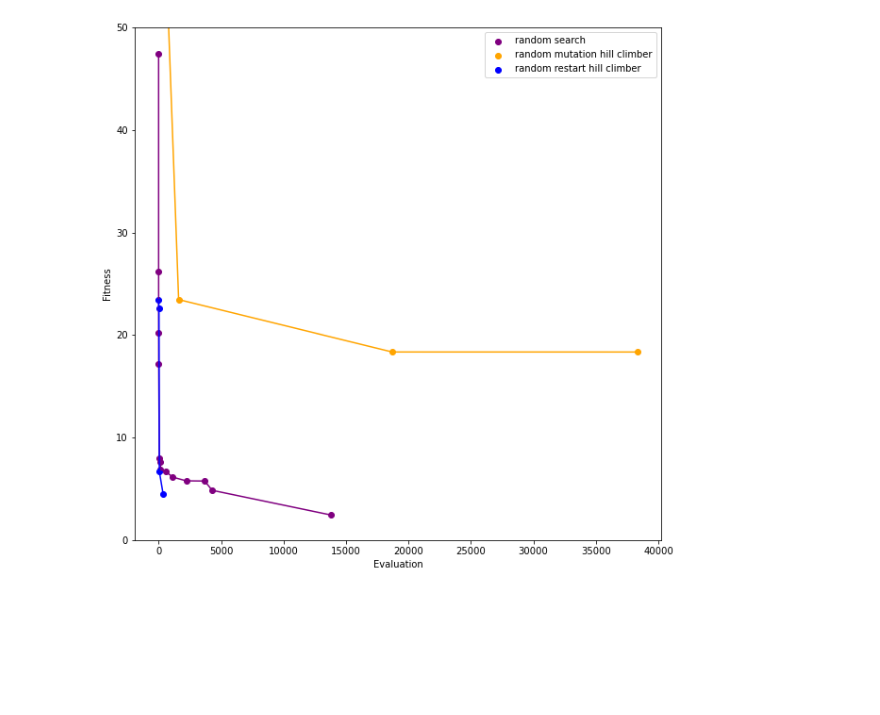
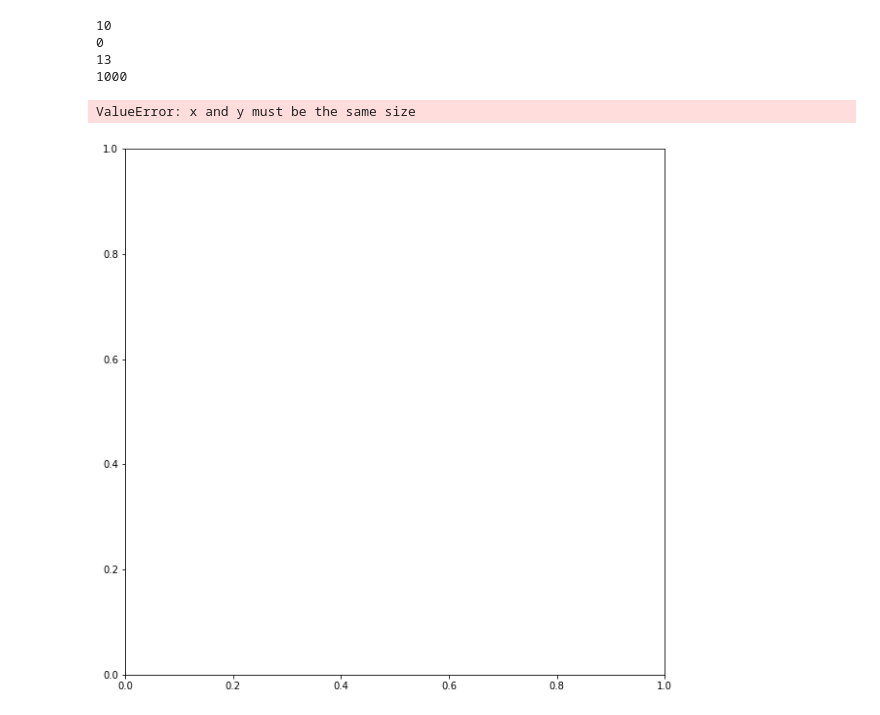
Before and after one commit to dddxing/ea_symbolicRegression, a Jupyter notebook: hw2.ipynb, the cells around one changed output. Drawn from its saved outputs; the diff is of its cells as text; code cells hidden in the pictures; blank space fills up the shorter version.

```diff
--- a/hw2.ipynb
+++ b/hw2.ipynb
@@ -177,9 +169,9 @@ def evaluate_binary_heap(binary_heap, x):
 
                 bh[i] = np.cos(bh[2*i])
         except:
+            return random.random()
 #             print(f"Math invalid")
 #             print(binary_heap)
-            pass
 
     return bh[1]
 # %%
@@ -189,6 +181,11 @@ def calculate_y(x_s, equation):
         res = evaluate_binary_heap(equation, x=ele)
         calculated_y.append(res)
     return calculated_y
+# %%
+
+equ = ['nah', "+", 'x', 3]
+x = [1,2,3,4,5]
+calculate_y(x, equ)
 # %%
 def calculate_mse(y, y_hat):
     """
@@ -249,8 +255,8 @@ def crossover(parent1, parent2):
     rm_idxs1 = find_all_children(p1) # top node and its grand-grandchildren - random
     rm_idxs2 = find_all_children(p2) # top node and its grand-grandchildren - random
 
-    print(rm_idxs1)
-    print(rm_idxs2)
+#     print(rm_idxs1)
+#     print(rm_idxs2)
 
     removed1 = [p1[x] for x in rm_idxs1]
     removed2 = [p2[x] for x in rm_idxs2]
@@ -294,10 +300,6 @@ def crossover(parent1, parent2):
             for idx in rm_idxs1:
                 p1[idx] = ele
                 break
-
-
-
-
     else:
         ptr_rm = 0
         ptr_idx = 0
@@ -316,12 +318,12 @@ def crossover(parent1, parent2):
                 break
 
 
-#     for i in range(1, len(p1)):
-#         if p1[i] == 'nah':
-#             p1[i] = round(random.random() * 10 + 0.1, 4) # not the best
-#     for i in range(1, len(p2)):
-#         if p2[i] == 'nah':
-#             p2[i] = round(random.random() * 10 + 0.1, 4) # not the best
+    for i in range(1, len(p1)):
+        if p1[i] == 'nah':
+            p1[i] = round(random.random() * 10 + 0.1, 4) # not the best
+    for i in range(1, len(p2)):
+        if p2[i] == 'nah':
+            p2[i] = round(random.random() * 10 + 0.1, 4) # not the best
 
     child1 = p1
     child2 = p2
@@ -601,20 +578,35 @@ Wall time: 1h 18min 31s
+# %%
+print(len(res_ea[0]))
+print(len(res_ea[1]))
+print(len(res_ea[2]))
+print(len(res_ea[3]))
+# %% [output]
+10
+0
+13
+1000
 # %%
 plt.figure(figsize=(10,10))
-plt.scatter(res_rs[0], res_rs[1], color='purple', label='random search')
-plt.plot(res_rs[0], res_rs[1], color='purple')
+# plt.scatter(res_rs[0], res_rs[1], color='purple', label='random search')
+# plt.plot(res_rs[0], res_rs[1], color='purple')
 
-plt.scatter(res_rmhc[0], res_rmhc[1], color='orange', label='random mutation hill climber')
-plt.plot(res_rmhc[0], res_rmhc[1], color='orange')
+# plt.scatter(res_rmhc[0], res_rmhc[1], color='orange', label='random mutation hill climber')
+# plt.plot(res_rmhc[0], res_rmhc[1], color='orange')
 
-plt.scatter(res_rrhc[0], res_rrhc[1], color='blue', label='random restart hill climber')
-plt.plot(res_rrhc[0], res_rrhc[1], color='blue')
+# plt.scatter(res_rrhc[0], res_rrhc[1], color='blue', label='random restart hill climber')
+# plt.plot(res_rrhc[0], res_rrhc[1], color='blue')
+
+plt.scatter(res_ea[0], res_ea[1], color='blue', label='random restart hill climber')
+plt.plot(res_ea[0], res_ea[1], color='blue')
+
 plt.legend()
 
 plt.ylim(0, 50)
 
 plt.ylabel("Fitness")
 plt.xlabel("Evaluation");
 # %% [output]
+ValueError: x and y must be the same size
-[figure, old version]
+[figure, new version]
 # %%
 res_rrhc[2]
```
Also changed, not shown: parts of 16 cells of this notebook.
